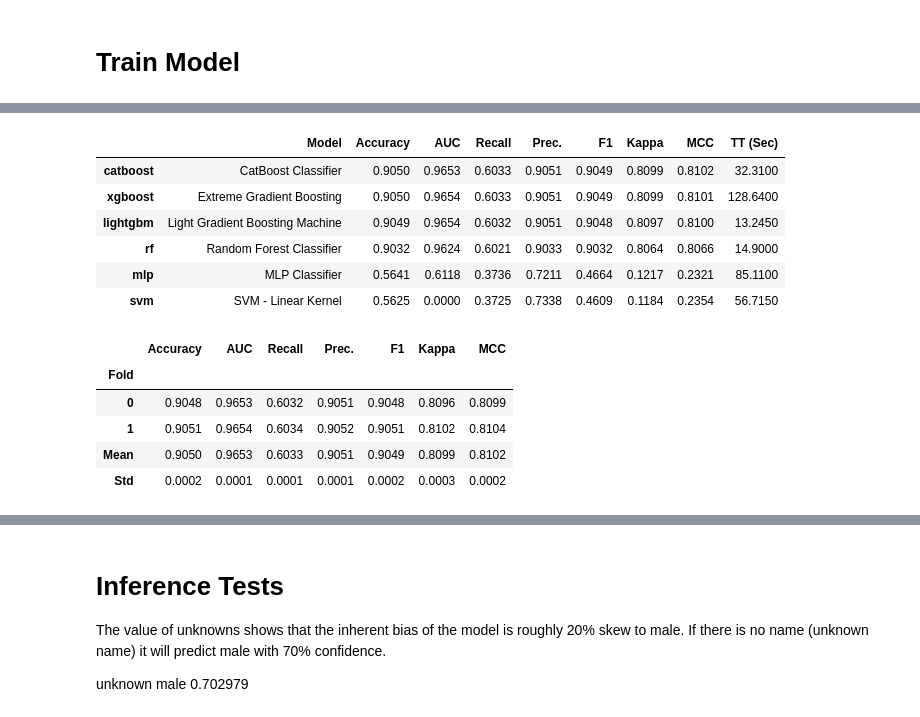
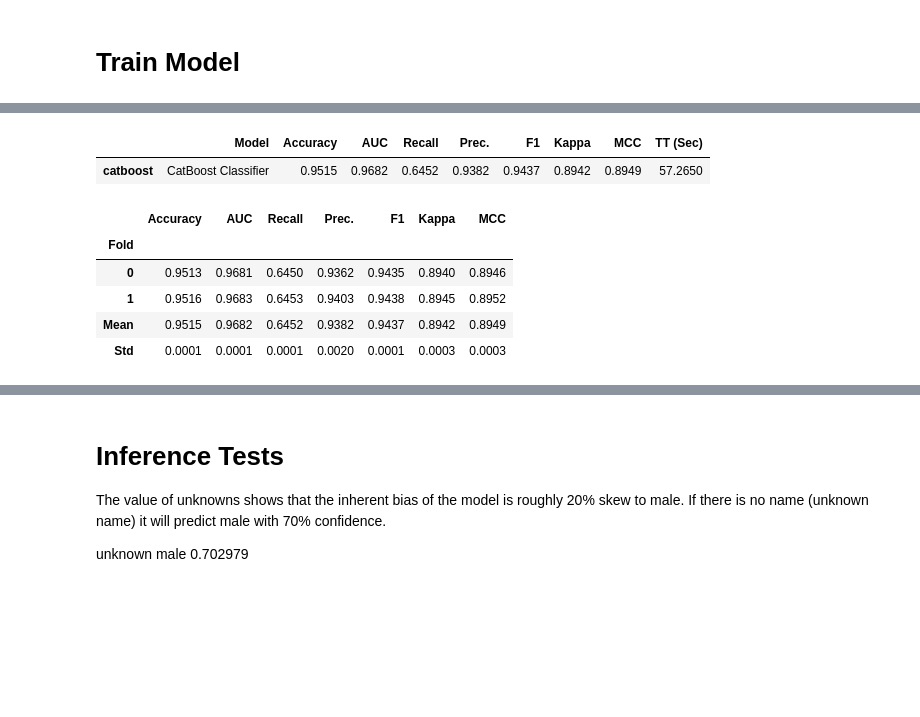
Before and after one commit to ryankazmerik/data-sci, a Jupyter notebook: experiments/G2 Experiment/G2 Experiment.ipynb, the cells around one changed output, grey strips where cells are left out. Cells and saved outputs as stored; diff of their text form; code cells hidden in the pictures; blank space fills up the shorter version.

```diff
--- a/experiments/G2 Experiment/G2 Experiment.ipynb
+++ b/experiments/G2 Experiment/G2 Experiment.ipynb
@@ -113,23 +129,18 @@ setup(
 # %%
 model_matrix = compare_models(
     fold=2,
-    include= ["lightgbm", "catboost", "rf", "svm", "xgboost", "mlp"]
+    include= ["catboost"]
 )
 # %% [output]
 |  | Model | Accuracy | AUC | Recall | Prec. | F1 | Kappa | MCC | TT (Sec) |
-| catboost | CatBoost Classifier | 0.9050 | 0.9653 | 0.6033 | 0.9051 | 0.9049 | 0.8099 | 0.8102 | 32.3100 |
-| xgboost | Extreme Gradient Boosting | 0.9050 | 0.9654 | 0.6033 | 0.9051 | 0.9049 | 0.8099 | 0.8101 | 128.6400 |
-| lightgbm | Light Gradient Boosting Machine | 0.9049 | 0.9654 | 0.6032 | 0.9051 | 0.9048 | 0.8097 | 0.8100 | 13.2450 |
-| rf | Random Forest Classifier | 0.9032 | 0.9624 | 0.6021 | 0.9033 | 0.9032 | 0.8064 | 0.8066 | 14.9000 |
-| mlp | MLP Classifier | 0.5641 | 0.6118 | 0.3736 | 0.7211 | 0.4664 | 0.1217 | 0.2321 | 85.1100 |
-| svm | SVM - Linear Kernel | 0.5625 | 0.0000 | 0.3725 | 0.7338 | 0.4609 | 0.1184 | 0.2354 | 56.7150 |
+| catboost | CatBoost Classifier | 0.9515 | 0.9682 | 0.6452 | 0.9382 | 0.9437 | 0.8942 | 0.8949 | 57.2650 |
 # %%
 best_model = create_model(model_matrix, fold=2);
 # %% [output]
 |  | Accuracy | AUC | Recall | Prec. | F1 | Kappa | MCC |
 | Fold |  |  |  |  |  |  |  |
-| 0 | 0.9048 | 0.9653 | 0.6032 | 0.9051 | 0.9048 | 0.8096 | 0.8099 |
-| 1 | 0.9051 | 0.9654 | 0.6034 | 0.9052 | 0.9051 | 0.8102 | 0.8104 |
-| Mean | 0.9050 | 0.9653 | 0.6033 | 0.9051 | 0.9049 | 0.8099 | 0.8102 |
-| Std | 0.0002 | 0.0001 | 0.0001 | 0.0001 | 0.0002 | 0.0003 | 0.0002 |
+| 0 | 0.9513 | 0.9681 | 0.6450 | 0.9362 | 0.9435 | 0.8940 | 0.8946 |
+| 1 | 0.9516 | 0.9683 | 0.6453 | 0.9403 | 0.9438 | 0.8945 | 0.8952 |
+| Mean | 0.9515 | 0.9682 | 0.6452 | 0.9382 | 0.9437 | 0.8942 | 0.8949 |
+| Std | 0.0001 | 0.0001 | 0.0001 | 0.0020 | 0.0001 | 0.0003 | 0.0003 |
 # %%
```
Also changed, not shown: parts of 30 cells of this notebook, 1 other file.
